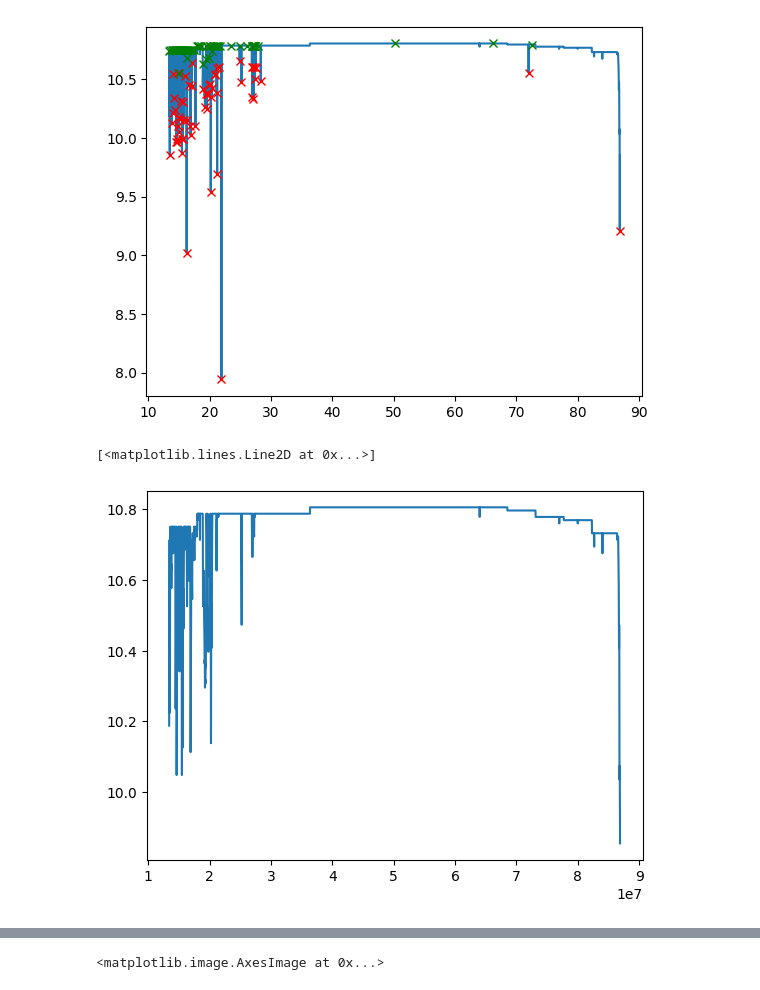
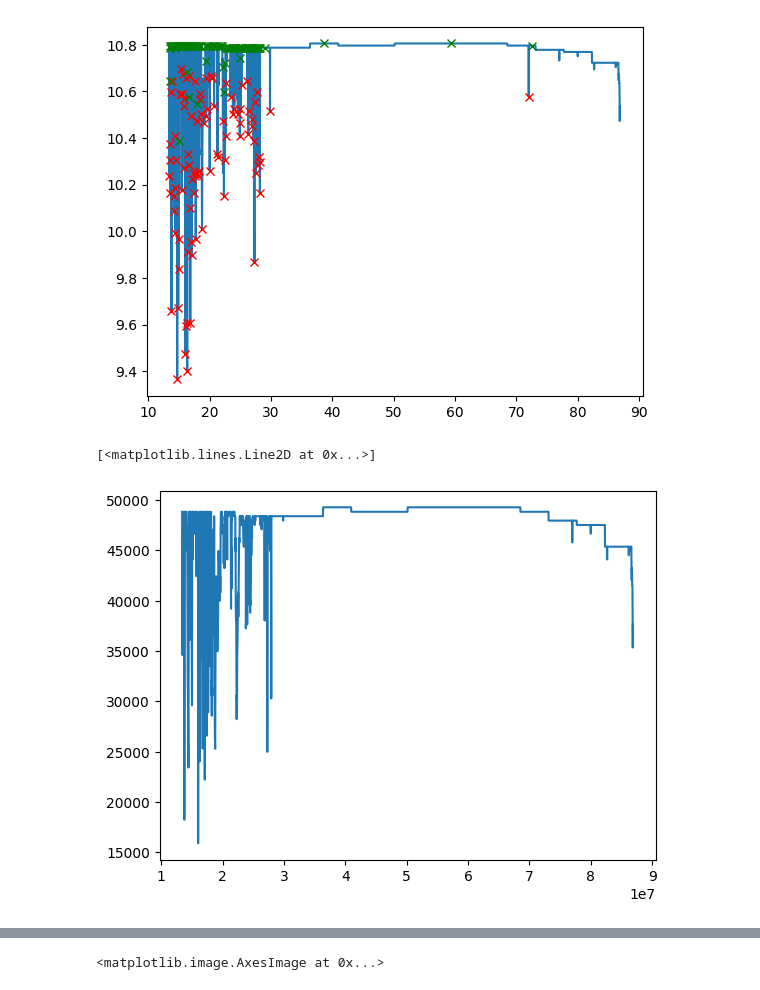
Before and after one commit to peijin94/lwasolarview, a Jupyter notebook: plot_spec.ipynb, the cells around one changed output, grey strips where cells are left out. Cells and saved outputs as stored; diff of their text form; code cells hidden in the pictures.

```diff
--- a/plot_spec.ipynb
+++ b/plot_spec.ipynb
@@ -18,6 +23,6 @@ import numpy as np
 # %%
-cal_factor_csv = "/lustre/bin.chen/realtime_pipeline/caltables_beam/*.csv"
-cal_factor_csv = "/nas6/ovro-lwa-data/calibrations/caltables_beam/*.csv"
+cal_factor_csv = "/lustre/bin.chen/realtime_pipeline/caltables_beam/*bmcalfac.csv"
+cal_factor_csv = "/nas6/ovro-lwa-data/calibrations/caltables_beam/*bmcalfac.csv"
 
 cal_factor_csv_files = sorted(glob.glob(cal_factor_csv))
 
@@ -32,7 +37,7 @@ def get_cal_factor(cal_factor_file):
     cal_num = np.array(cal_num, dtype=float)
     return freq_num, cal_num
 
-freq_num, cal_num = get_cal_factor(cal_factor_csv_files[-2])
+freq_num, cal_num = get_cal_factor(cal_factor_csv_files[-4])
 # %%
 cal_factor_csv_files[-2]
 
@@ -82,10 +89,10 @@ freq_num_new = copy(freq_num)
 freq_num_new = np.delete(freq_num_new, np.concatenate((peaks, peaks_v1)))
 cal_num_new = np.delete(cal_num_new, np.concatenate((peaks, peaks_v1)))
 # %% [output]
-[figure, old version]
+[figure, new version]
 # %%
-plt.plot(freq_num_new, np.log(cal_num_new))
+plt.plot(freq_num_new, (cal_num_new))
 # %% [output]
 [<matplotlib.lines.Line2D at 0x...>]
-[figure, old version]
+[figure, new version]
 # %%
```
Also changed, not shown: parts of 10 cells of this notebook, 3 other files.
